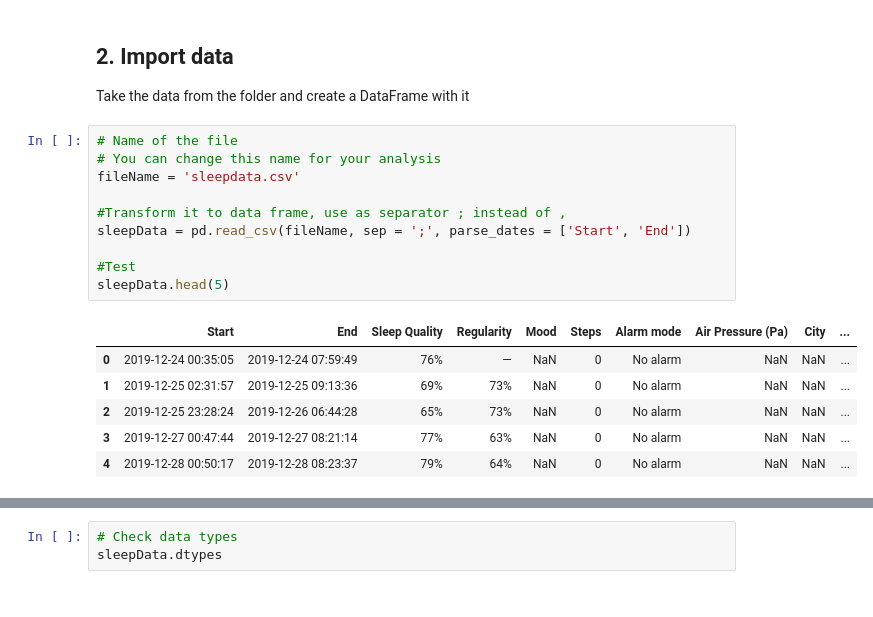
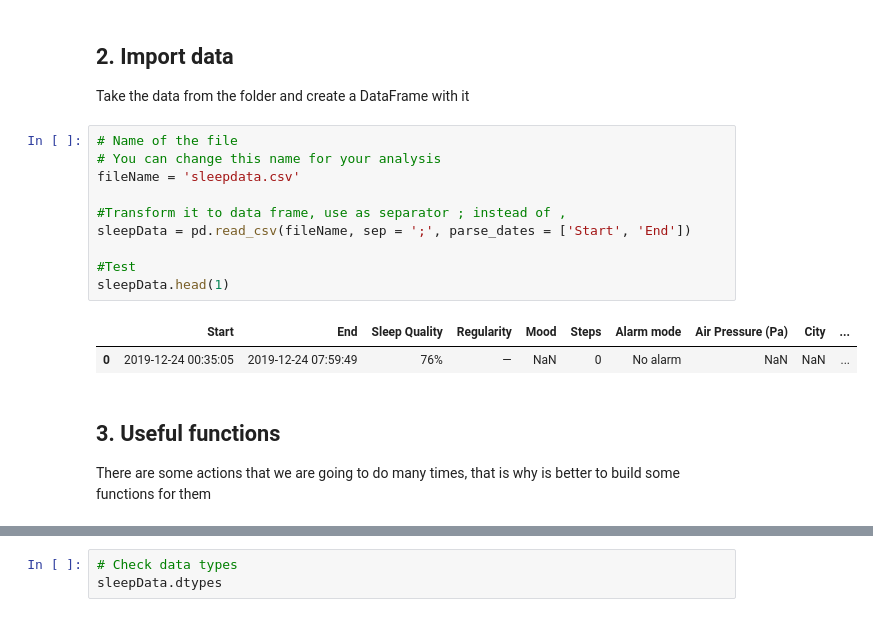
Before and after one commit to JRamirex/SleepCycleAnalyzer, a Jupyter notebook: SleepAnalyzer.ipynb, the cells around one changed output, grey strips where cells are left out. Drawn from its saved outputs; the diff is of its cells as text.

```diff
--- a/SleepAnalyzer.ipynb
+++ b/SleepAnalyzer.ipynb
@@ -17,17 +17,16 @@ Take the data from the folder and create a DataFrame with it
 # %%
 # Name of the file
 # You can change this name for your analysis
 fileName = 'sleepdata.csv'
 
 #Transform it to data frame, use as separator ; instead of ,
 sleepData = pd.read_csv(fileName, sep = ';', parse_dates = ['Start', 'End'])
 
 #Test
-sleepData.head(5)
+sleepData.head(1)
 # %% [output]
 |  | Start | End | Sleep Quality | Regularity | Mood | Steps | Alarm mode | Air Pressure (Pa) | City | ... |
 | 0 | 2019-12-24 00:35:05 | 2019-12-24 07:59:49 | 76% | — | NaN | 0 | No alarm | NaN | NaN | ... |
-| 1 | 2019-12-25 02:31:57 | 2019-12-25 09:13:36 | 69% | 73% | NaN | 0 | No alarm | NaN | NaN | ... |
-| 2 | 2019-12-25 23:28:24 | 2019-12-26 06:44:28 | 65% | 73% | NaN | 0 | No alarm | NaN | NaN | ... |
-| 3 | 2019-12-27 00:47:44 | 2019-12-27 08:21:14 | 77% | 63% | NaN | 0 | No alarm | NaN | NaN | ... |
-| 4 | 2019-12-28 00:50:17 | 2019-12-28 08:23:37 | 79% | 64% | NaN | 0 | No alarm | NaN | NaN | ... |
+# %% [markdown]
+## 3. Useful functions
+There are some actions that we are going to do many times, that is why is better to build some functions for them
```
Also changed, not shown: parts of 29 cells of this notebook.
